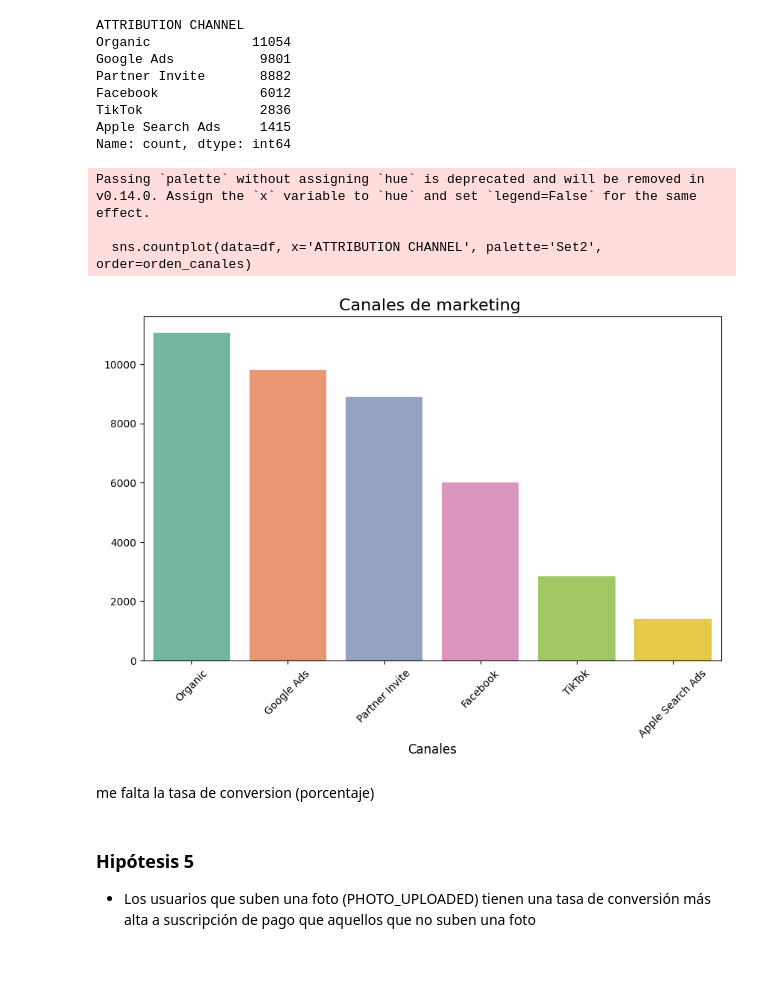
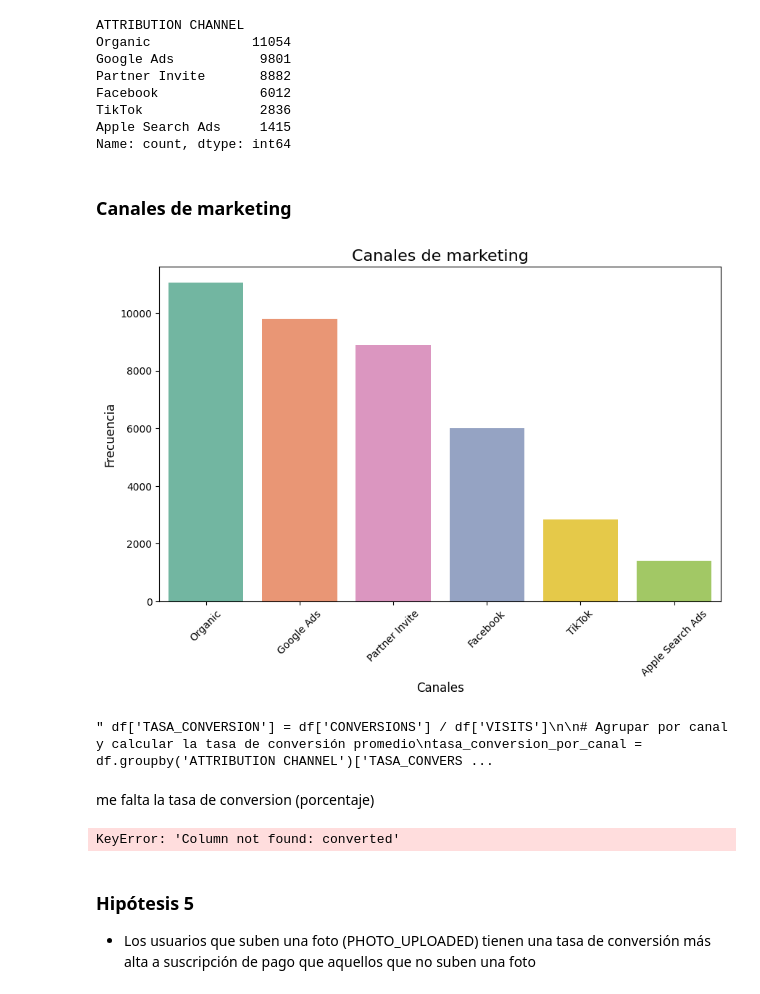
Before and after one commit to NaiSaratxaga/EDA_user-conversion-analysis, a Jupyter notebook: Notebooks/EDA_user_conversion_analysis.ipynb, the cells around one changed output. Saved outputs shown, nothing was run; the diff lists cells and outputs as text; code cells hidden in the pictures; blank space fills up the shorter version.

```diff
--- a/Notebooks/EDA_user_conversion_analysis.ipynb
+++ b/Notebooks/EDA_user_conversion_analysis.ipynb
@@ -387,34 +387,67 @@ Facebook             6012
 TikTok               2836
 Apple Search Ads     1415
 Name: count, dtype: int64
+# %% [markdown]
+### Canales de marketing
 # %%
 # Establecer el tamaño de la figura
 plt.figure(figsize=(10, 6))
 
-
 # Ordenar los canales por frecuencia
 orden_canales = df['ATTRIBUTION CHANNEL'].value_counts().index
 
-# Crear el gráfico ordenado
-sns.countplot(data=df, x='ATTRIBUTION CHANNEL', palette='Set2', order=orden_canales)
+# Crear el gráfico ordenado con hue asignado y legend desactivado
+sns.countplot(data=df, x='ATTRIBUTION CHANNEL', hue='ATTRIBUTION CHANNEL',
+              palette='Set2', order=orden_canales, legend=False)
 
 # Girar las etiquetas del eje X
 plt.xticks(rotation=45)
 
 # Añadir título y etiquetas
-plt.title("Canales de marketing ", fontsize=16)
+plt.title("Canales de marketing", fontsize=16)
 plt.xlabel("Canales", fontsize=12)
-plt.ylabel("", fontsize=12)
-
+plt.ylabel("Frecuencia", fontsize=12)  # Añadir etiqueta al eje Y para mayor claridad
 
 plt.show()
 # %% [output]
-Passing `palette` without assigning `hue` is deprecated and will be removed in v0.14.0. Assign the `x` variable to `hue` and set `legend=False` for the same effect.
-
-  sns.countplot(data=df, x='ATTRIBUTION CHANNEL', palette='Set2', order=orden_canales)
-[figure, old version]
+[figure, new version]
+# %%
+# Calcular la tasa de conversión por canal
+""" df['TASA_CONVERSION'] = df['CONVERSIONS'] / df['VISITS']
+
+# Agrupar por canal y calcular la tasa de conversión promedio
+tasa_conversion_por_canal = df.groupby('ATTRIBUTION CHANNEL')['TASA_CONVERSION'].mean().reset_index()
+
+# Ordenar por tasa de conversión
+tasa_conversion_por_canal = tasa_conversion_por_canal.sort_values(by='TASA_CONVERSION', ascending=False)
+
+# Mostrar la tasa de conversión por canal
+print(tasa_conversion_por_canal) """
+# %% [output]
+" df['TASA_CONVERSION'] = df['CONVERSIONS'] / df['VISITS']\n\n# Agrupar por canal y calcular la tasa de conversión promedio\ntasa_conversion_por_canal = df.groupby('ATTRIBUTION CHANNEL')['TASA_CONVERS ...
 # %% [markdown]
 me falta la tasa de conversion (porcentaje)
+# %%
+# Calcular la tasa de conversión por canal
+conversion_rates = df.groupby('ATTRIBUTION CHANNEL')['converted'].mean().sort_values(ascending=False)
+
+# Establecer el tamaño de la figura
+plt.figure(figsize=(10, 6))
+
+# Crear el gráfico de barras con la tasa de conversión
+sns.barplot(x=conversion_rates.index, y=conversion_rates.values, palette='Set2')
+
+# Girar las etiquetas del eje X
+plt.xticks(rotation=45)
+
+# Añadir título y etiquetas
+plt.title("Tasa de conversión por canal de marketing", fontsize=16)
+plt.xlabel("Canales", fontsize=12)
+plt.ylabel("Tasa de conversión", fontsize=12)
+
+plt.show()
+# %% [output]
+KeyError: 'Column not found: converted'
 # %% [markdown]
 ### Hipótesis 5
 - Los usuarios que suben una foto (PHOTO_UPLOADED) tienen una tasa de conversión más alta a suscripción de pago que aquellos que no suben una foto
```
